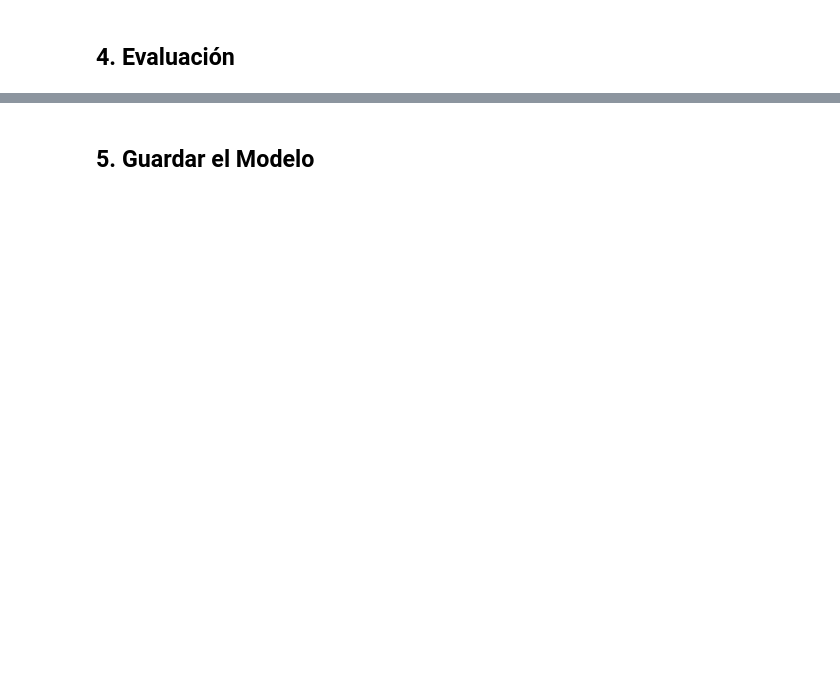
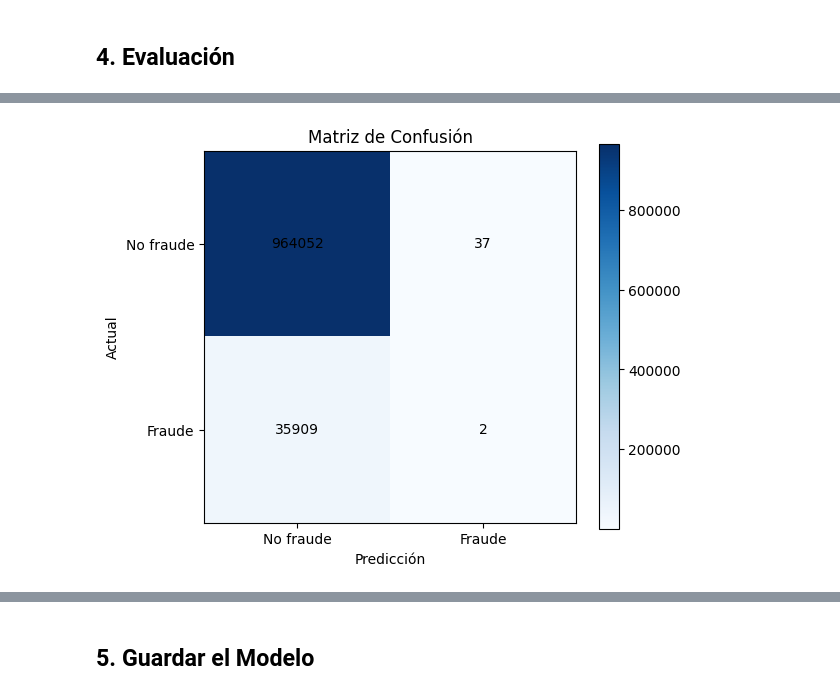
Before and after one commit to FrankYesid/Ruta_aprendizaje_2026, a Jupyter notebook: 06-Integración_con_el_Mundo_Real/Proyecto_1/notebooks/02_model_training.ipynb, the cells around one changed output, grey strips where cells are left out. Cells and saved outputs as stored; diff of their text form; code cells hidden in the pictures; blank space fills up the shorter version.

```diff
--- a/06-Integración_con_el_Mundo_Real/Proyecto_1/notebooks/02_model_training.ipynb
+++ b/06-Integración_con_el_Mundo_Real/Proyecto_1/notebooks/02_model_training.ipynb
@@ -79,0 +112,24 @@ print(f"ROC AUC Score: {roc_auc_score(y_test, y_prob):.4f}")
+# %%
+import matplotlib.pyplot as plt
+
+cm = confusion_matrix(y_test, y_pred)
+
+fig, ax = plt.subplots(figsize=(6, 5))
+im = ax.imshow(cm, cmap='Blues')
+
+ax.set_title('Matriz de Confusión')
+ax.set_xlabel('Predicción')
+ax.set_ylabel('Actual')
+ax.set_xticks([0, 1])
+ax.set_yticks([0, 1])
+ax.set_xticklabels(['No fraude', 'Fraude'])
+ax.set_yticklabels(['No fraude', 'Fraude'])
+
+for i in range(cm.shape[0]):
+    for j in range(cm.shape[1]):
+        ax.text(j, i, cm[i, j], ha='center', va='center', color='black')
+
+fig.colorbar(im, ax=ax)
+plt.show()
+# %% [output]
+[figure, added]
```
Also changed, not shown: parts of 5 cells of this notebook, 1 other file.
